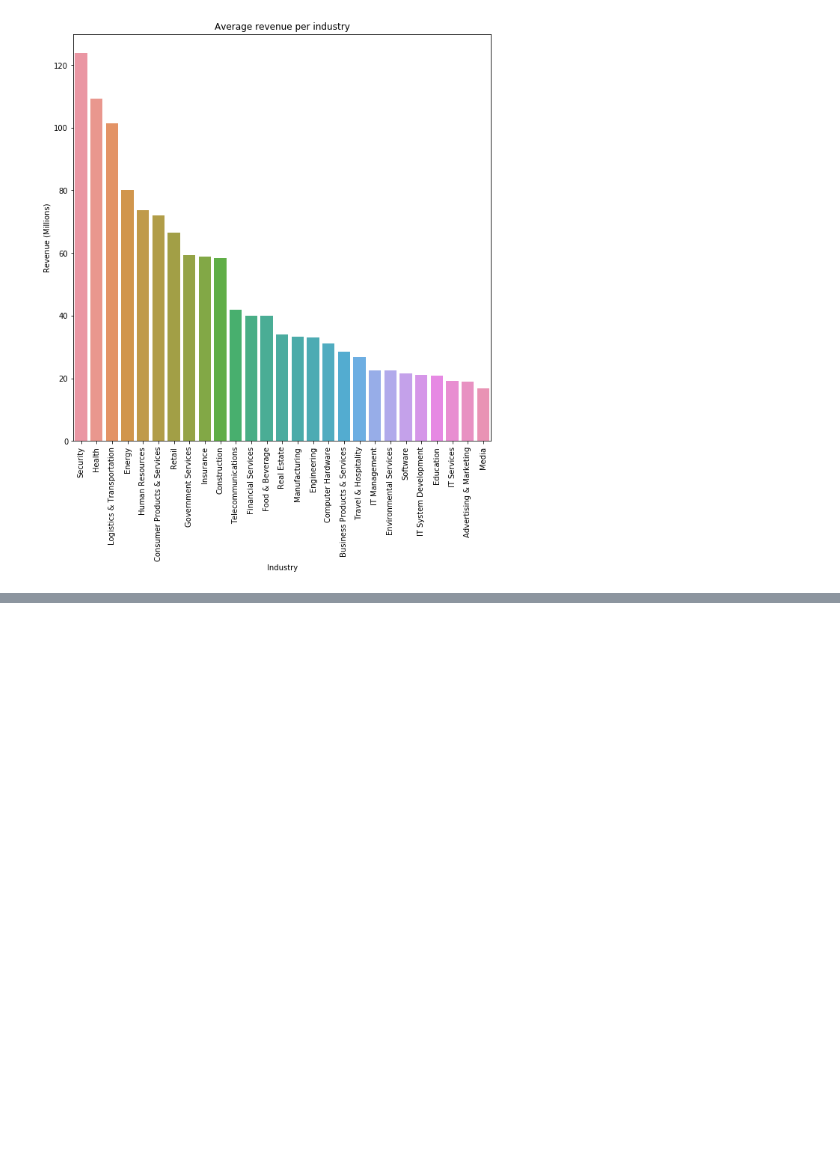
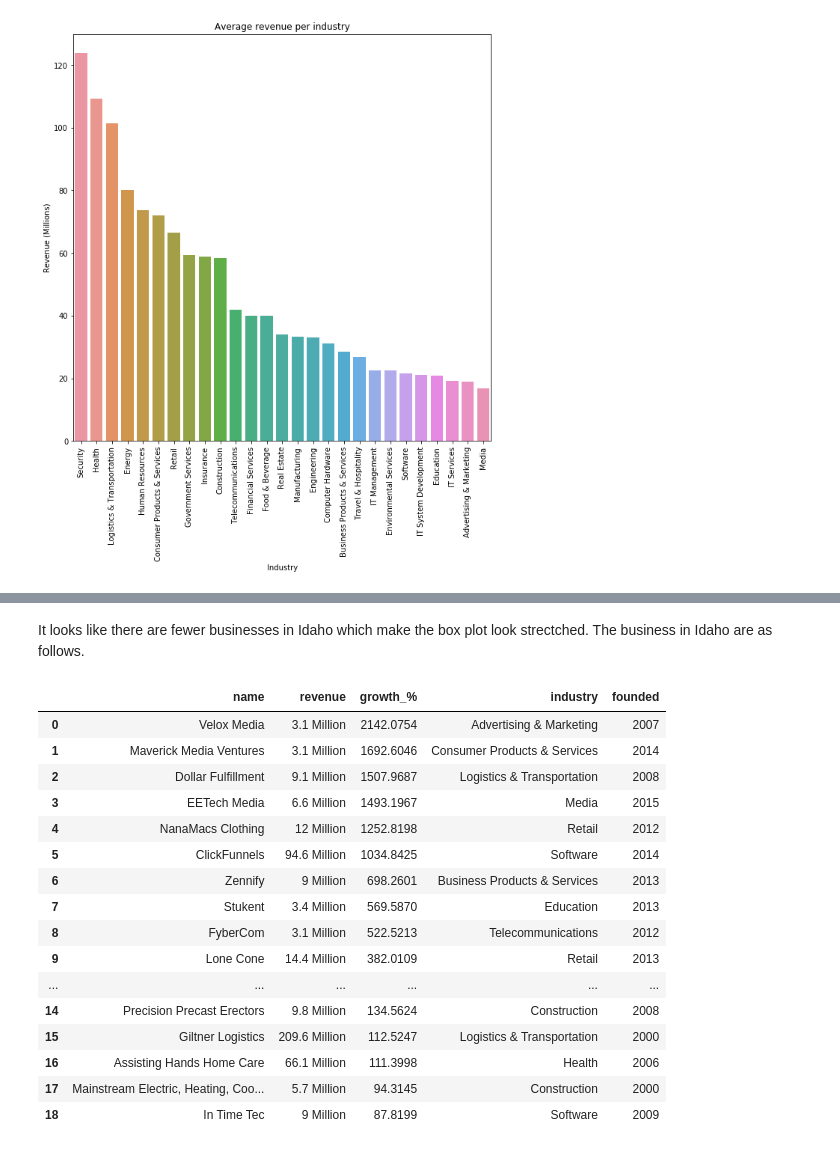
Before and after one commit to sm6820/Inc-5000-Companies-Analysis, a Jupyter notebook: INC-5000-Companies-Analysis.ipynb, the cells around one changed output, grey strips where cells are left out. Saved outputs shown, nothing was run; the diff lists cells and outputs as text; code cells hidden in the pictures; blank space fills up the shorter version.

```diff
--- a/INC-5000-Companies-Analysis.ipynb
+++ b/INC-5000-Companies-Analysis.ipynb
@@ -183,0 +326,22 @@ ax.set_ylabel("Growth (%)");
+# %% [markdown]
+It looks like there are fewer businesses in Idaho which make the box plot look strectched. The business in Idaho are as follows.
+# %%
+df_idaho[['name','revenue','growth_%','industry','founded']].reset_index(drop=True)
+# %% [output]
+|  | name | revenue | growth_% | industry | founded |
+| 0 | Velox Media | 3.1 Million | 2142.0754 | Advertising & Marketing | 2007 |
+| 1 | Maverick Media Ventures | 3.1 Million | 1692.6046 | Consumer Products & Services | 2014 |
+| 2 | Dollar Fulfillment | 9.1 Million | 1507.9687 | Logistics & Transportation | 2008 |
+| 3 | EETech Media | 6.6 Million | 1493.1967 | Media | 2015 |
+| 4 | NanaMacs Clothing | 12 Million | 1252.8198 | Retail | 2012 |
+| 5 | ClickFunnels | 94.6 Million | 1034.8425 | Software | 2014 |
+| 6 | Zennify | 9 Million | 698.2601 | Business Products & Services | 2013 |
+| 7 | Stukent | 3.4 Million | 569.5870 | Education | 2013 |
+| 8 | FyberCom | 3.1 Million | 522.5213 | Telecommunications | 2012 |
+| 9 | Lone Cone | 14.4 Million | 382.0109 | Retail | 2013 |
+| ... | ... | ... | ... | ... | ... |
+| 14 | Precision Precast Erectors | 9.8 Million | 134.5624 | Construction | 2008 |
+| 15 | Giltner Logistics | 209.6 Million | 112.5247 | Logistics & Transportation | 2000 |
+| 16 | Assisting Hands Home Care | 66.1 Million | 111.3998 | Health | 2006 |
+| 17 | Mainstream Electric, Heating, Coo... | 5.7 Million | 94.3145 | Construction | 2000 |
+| 18 | In Time Tec | 9 Million | 87.8199 | Software | 2009 |
```
Also changed, not shown: parts of 49 cells of this notebook.
